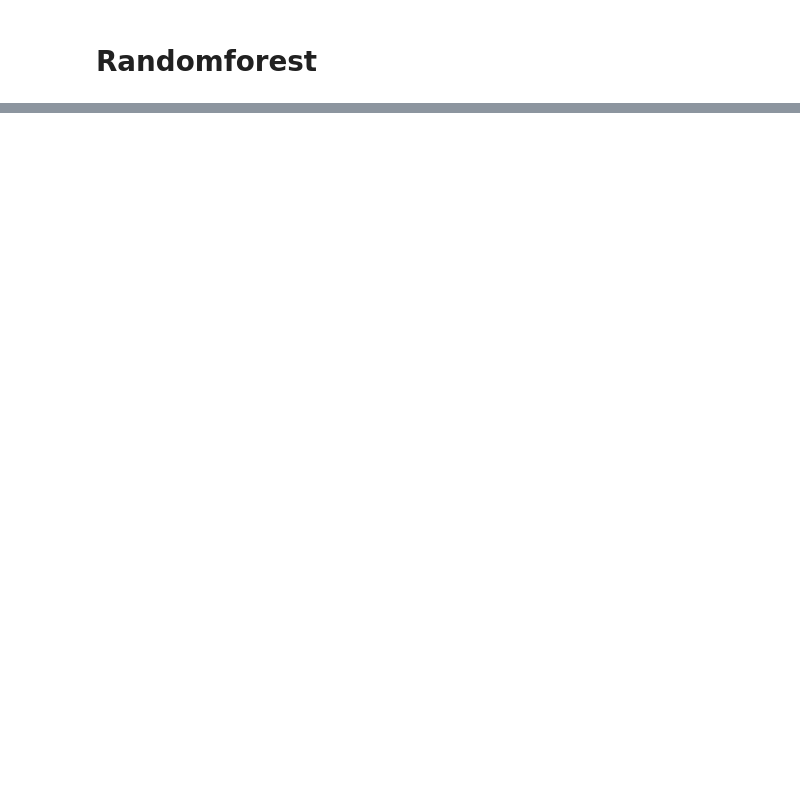
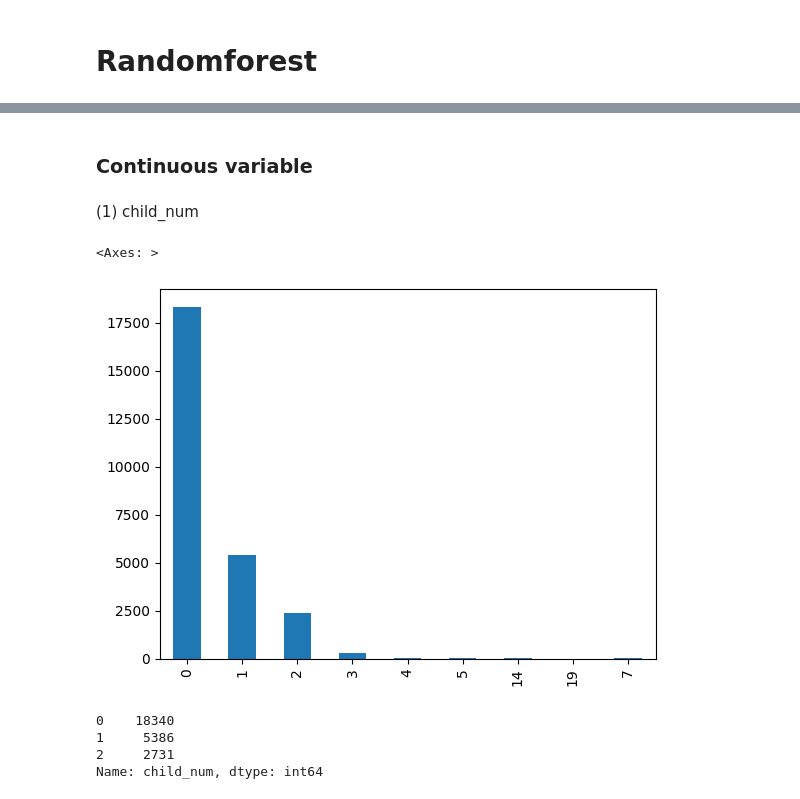
Before and after one commit to dooooing/2023_ESAA, a Jupyter notebook: 신용카드_코드_공유.ipynb, the cells around one changed output, grey strips where cells are left out. Cells and saved outputs as stored; diff of their text form; code cells hidden in the pictures; blank space fills up the shorter version.

```diff
--- a/신용카드_코드_공유.ipynb
+++ b/신용카드_코드_공유.ipynb
@@ -102,0 +131,5 @@ submit.to_csv('submit_lgbm.csv', index=False)
+# %%
+#load data
+train=pd.read_csv('train.csv')
+test=pd.read_csv('test.csv')
+submission=pd.read_csv('sample_submission.csv')
@@ -102,0 +158,4 @@ submit.to_csv('submit_lgbm.csv', index=False)
+# %%
+#결측치가 많은 변수(occyp_type) 제거하기
+train=train.drop('occyp_type', axis=1)
+test=test.drop('occyp_type', axis=1)
@@ -102,0 +164,31 @@ submit.to_csv('submit_lgbm.csv', index=False)
+# %%
+train['gender'] = train['gender'].replace(['F','M'],[0,1])
+test['gender'] = test['gender'].replace(['F','M'],[0,1])
+print('gender :')
+print(train['gender'].value_counts())
+print('--------------')
+
+print('Having a car or not : ')
+train['car'] = train['car'].replace(['N','Y'],[0,1])
+test['car'] = test['car'].replace(['N','Y'],[0,1])
+print(train['car'].value_counts())
+print('--------------')
+
+print('Having house reality or not: ')
+train['reality'] = train['reality'].replace(['N','Y'],[0,1])
+test['reality'] = test['reality'].replace(['N','Y'],[0,1])
+print(train['reality'].value_counts())
+print('--------------')
+
+print('Having a phone or not: ')
+print(train['phone'].value_counts())
+print('--------------')
+
+print('Having a email or not: ')
+print(train['email'].value_counts())
+print('--------------')
+
+
+print('Having a work phone or not: ')
+print(train['work_phone'].value_counts())
+print('--------------')
@@ -102,0 +213,9 @@ submit.to_csv('submit_lgbm.csv', index=False)
+# %% [markdown]
+### Continuous variable
+# %% [markdown]
+(1) child_num
+# %%
+train['child_num'].value_counts(sort=False).plot.bar()
+# %% [output]
+<Axes: >
+[figure, added]
@@ -102,0 +226,7 @@ submit.to_csv('submit_lgbm.csv', index=False)
+# %%
+train['child_num'].value_counts()
+# %% [output]
+0    18340
+1     5386
+2     2731
+Name: child_num, dtype: int64
```
Also changed, not shown: parts of 83 cells of this notebook.
